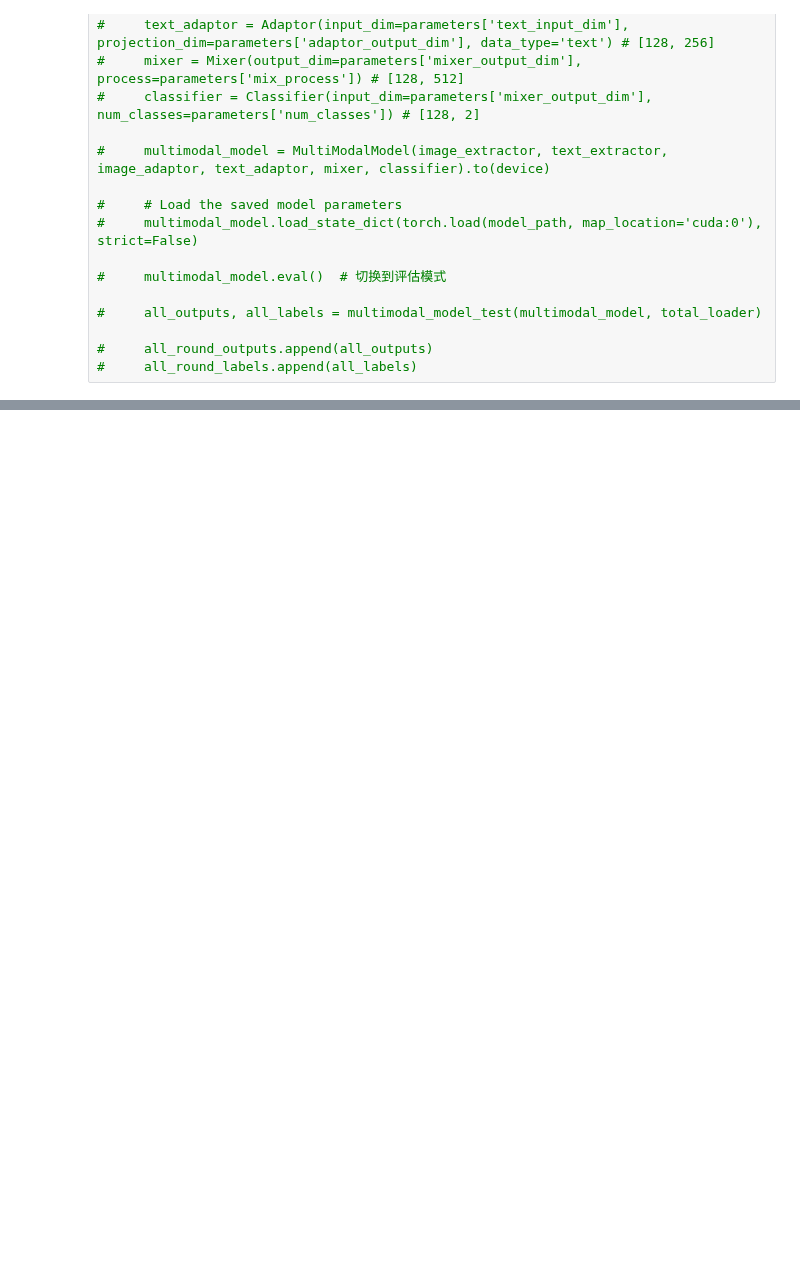
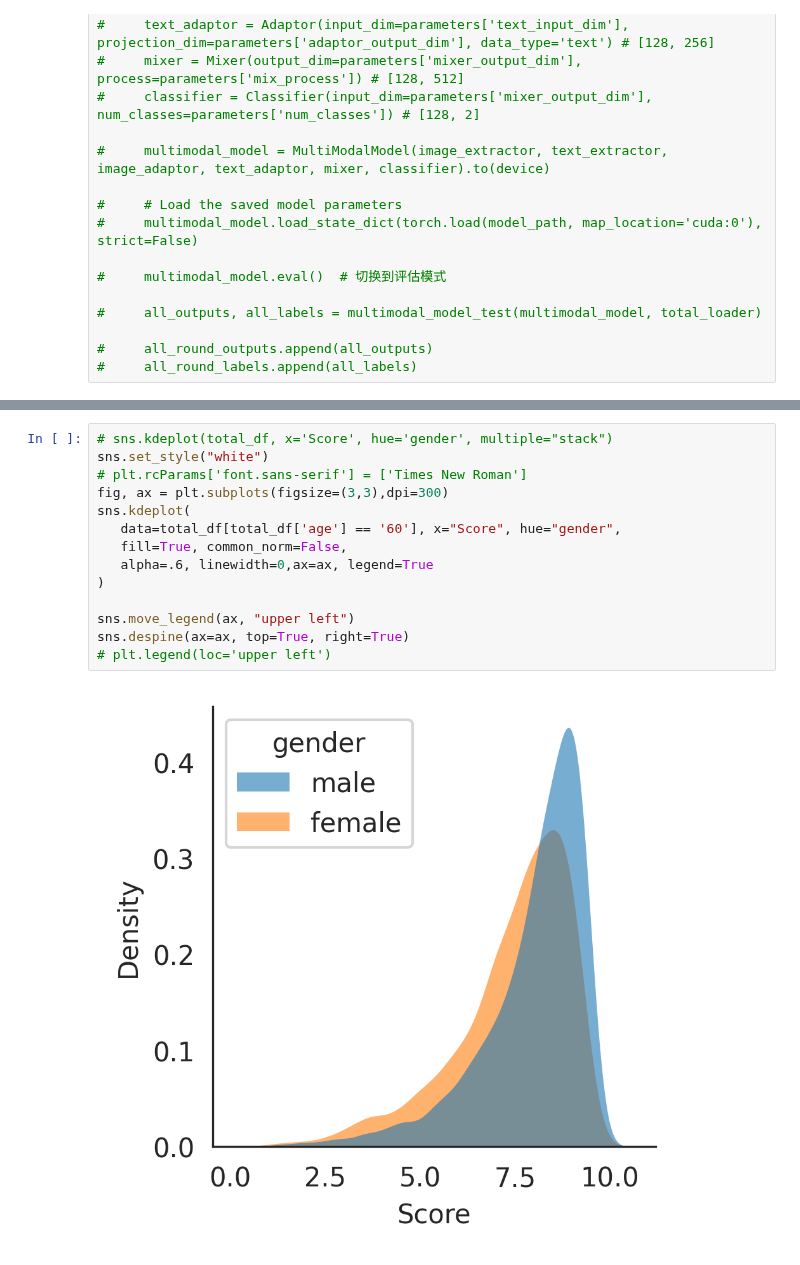
Before and after one commit to CeHouGIS/Safety_Perception_HK, a Jupyter notebook: safety_perception_model/single_model/prediction_finetuned.ipynb, the cells around one changed output, grey strips where cells are left out. Saved outputs shown, nothing was run; the diff lists cells and outputs as text; blank space fills up the shorter version.

```diff
--- a/safety_perception_model/single_model/prediction_finetuned.ipynb
+++ b/safety_perception_model/single_model/prediction_finetuned.ipynb
@@ -307,0 +375,16 @@ plt.legend()
+# %%
+# sns.kdeplot(total_df, x='Score', hue='gender', multiple="stack")
+sns.set_style("white")
+# plt.rcParams['font.sans-serif'] = ['Times New Roman']
+fig, ax = plt.subplots(figsize=(3,3),dpi=300)
+sns.kdeplot(
+   data=total_df[total_df['age'] == '60'], x="Score", hue="gender",
+   fill=True, common_norm=False,
+   alpha=.6, linewidth=0,ax=ax, legend=True
+)
+
+sns.move_legend(ax, "upper left")
+sns.despine(ax=ax, top=True, right=True)
+# plt.legend(loc='upper left')
+# %% [output]
+[figure, added]
```
Also changed, not shown: parts of 8 cells of this notebook, 3 other files.
